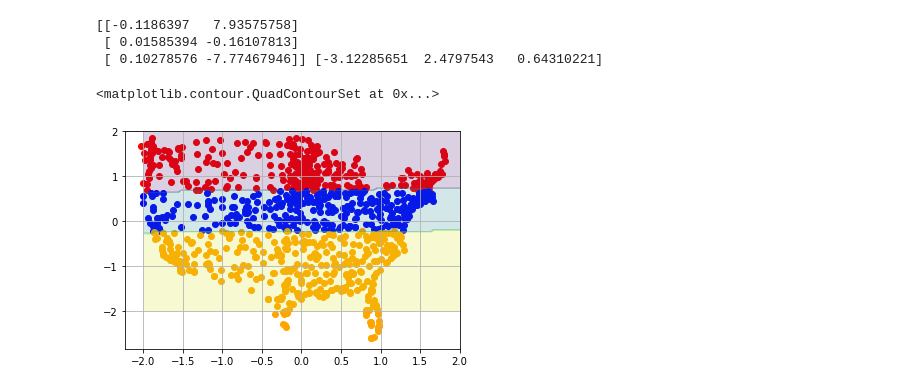
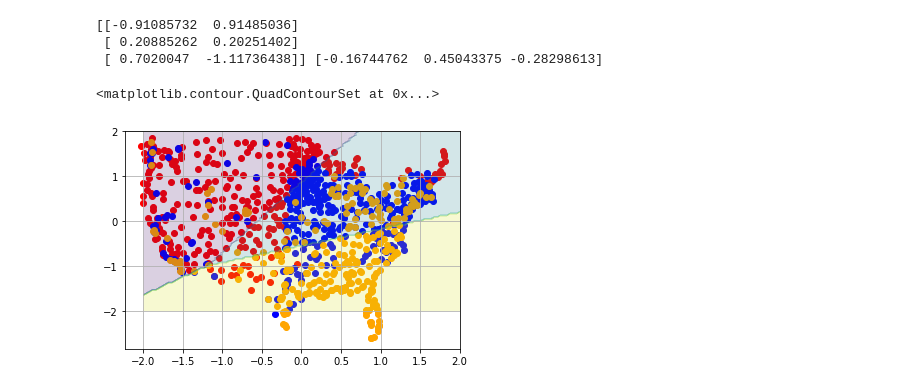
Before and after one commit to wolfwpk/Solar_Energy_classification, a Jupyter notebook: multi-scikit.ipynb, the cells around one changed output. Drawn from its saved outputs; the diff is of its cells as text; code cells hidden in the pictures.

Commit message:
plot stuffs

```diff
--- a/multi-scikit.ipynb
+++ b/multi-scikit.ipynb
@@ -11,6 +11,7 @@ number = data['USAF'].values
 latitude = data['Latitude'].values
 longitude = data['Longitude'].values
 etr = data['Avg hourly ETR in 2005 (Wh/m^2)'].values
+metstat = data['Avg hourly METSTAT in 2005 (Wh/m^2)'].values
 length = number.size
 classes = np.empty(length,dtype=int)
 
@@ -23,39 +24,46 @@ mean_y = np.mean(latitude)
 x_norm = (longitude - mean_x)/np.sqrt(var_x)
 y_norm = (latitude - mean_y)/np.sqrt(var_y)
 
+# for i in range(length):
+#     if etr[i] < 320:
+#         classes[i]=0
+#     elif 320 < etr[i] < 340:
+#         classes[i]=1
+#     else:
+#         classes[i]=2
 for i in range(length):
-    if etr[i] < 320:
+    if metstat[i] < 60:
         classes[i]=0
-    elif 320 < etr[i] < 340:
+    elif 60 <= metstat[i] < 70:
         classes[i]=1
     else:
         classes[i]=2
 
 # get labels and features, use sepal this time
 y = classes
 x1 = longitude
 x2 = latitude
 x=np.array([x_norm, y_norm])
 x=x.T
 # scatter plot
 colors=('r','b','orange')
 for target in range(3):
   plt.scatter(x_norm[y==target],y_norm[y==target],c=colors[target])
 plt.grid(1)
 
 # train model1
 log_regress = linear_model.LogisticRegression(max_iter=1000)
 log_regress.fit(x,y)
 # xx1, xx2 = np.meshgrid(np.linspace(-140,-60,100),np.linspace(20, 60,100))
 xx1, xx2 = np.meshgrid(np.linspace(-2,2,100),np.linspace(-2, 2,100))
 z=log_regress.predict(np.c_[xx1.ravel(), xx2.ravel()])
 z=z.reshape(xx1.shape)
 
 print(log_regress.coef_,log_regress.intercept_)
 plt.contourf(xx1,xx2,z,alpha=.2)
 # %% [output]
-[[-0.1186397   7.93575758]
- [ 0.01585394 -0.16107813]
- [ 0.10278576 -7.77467946]] [-3.12285651  2.4797543   0.64310221]
+[[-0.91085732  0.91485036]
+ [ 0.20885262  0.20251402]
+ [ 0.7020047  -1.11736438]] [-0.16744762  0.45043375 -0.28298613]
 <matplotlib.contour.QuadContourSet at 0x...>
-[figure, old version]
+[figure, new version]
```
Also changed, not shown: 7 other files.
